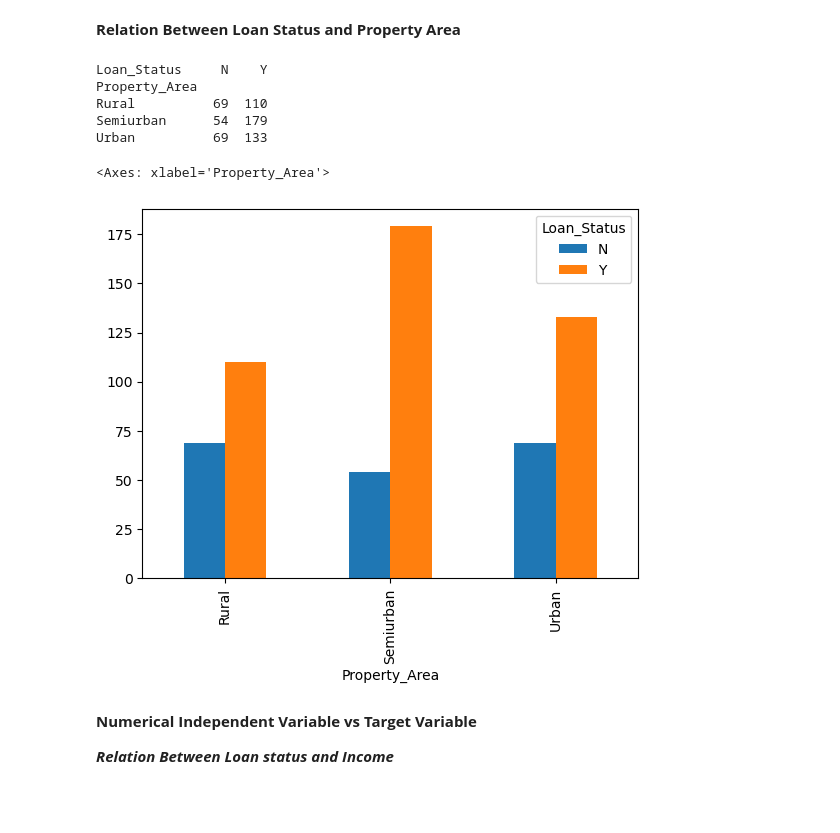
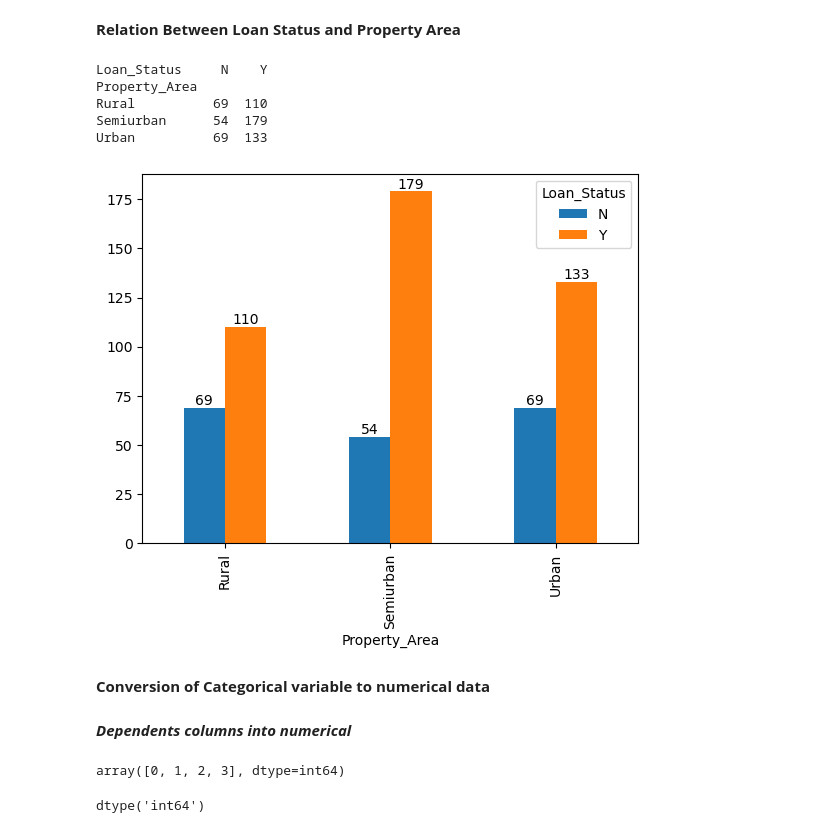
Before and after one commit to pankaj7322/Loan-Prediction, a Jupyter notebook: loan_prediction.ipynb, the cells around one changed output. Cells and saved outputs as stored; diff of their text form; code cells hidden in the pictures; blank space fills up the shorter version.

```diff
--- a/loan_prediction.ipynb
+++ b/loan_prediction.ipynb
@@ -611,9 +613,11 @@ Text(0, 0.5, 'count')
 # %%
 Dependents = pd.crosstab(df['Dependents'], df['Loan_Status'])
 print(Dependents)
-Dependents.plot(kind = 'bar')
+ax = Dependents.plot(kind = 'bar')
 plt.xlabel("Dependents")
 plt.ylabel("Counts")
+for container in ax.containers:
+    ax.bar_label(container)
 # %% [output]
 Loan_Status    N    Y
 Dependents
@@ -628,7 +631,9 @@ Text(0, 0.5, 'Counts')
 # %%
 Education = pd.crosstab(df['Education'], df['Loan_Status'])
 print(Education)
-Education.plot(kind = 'bar')
+ax = Education.plot(kind = 'bar')
+for container in ax.containers:
+    ax.bar_label(container)
 # %% [output]
 Loan_Status     N    Y
 Education
@@ -641,7 +645,9 @@ Not Graduate   52   82
 # %%
 SelfEmployed = pd.crosstab(df['Self_Employed'], df['Loan_Status'])
 print(SelfEmployed)
-SelfEmployed.plot(kind = "bar")
+ax = SelfEmployed.plot(kind = "bar")
+for container in ax.containers:
+    ax.bar_label(container)
 # %% [output]
 Loan_Status      N    Y
 Self_Employed
@@ -654,7 +659,9 @@ Yes             26   56
 # %%
 CreditHistory = pd.crosstab(df['Credit_History'], df['Loan_Status'])
 print(CreditHistory)
-CreditHistory.plot(kind = 'bar')
+ax = CreditHistory.plot(kind = 'bar')
+for container in ax.containers:
+    ax.bar_label(container)
 # %% [output]
 Loan_Status       N    Y
 Credit_History
@@ -667,16 +673,29 @@ Credit_History
 # %%
 PropertyArea = pd.crosstab(df['Property_Area'], df['Loan_Status'])
 print(PropertyArea)
-PropertyArea.plot(kind = "bar")
+ax = PropertyArea.plot(kind = "bar")
+for container in ax.containers:
+    ax.bar_label(container)
 # %% [output]
 Loan_Status     N    Y
 Property_Area
 Rural          69  110
 Semiurban      54  179
 Urban          69  133
-<Axes: xlabel='Property_Area'>
-[figure, old version]
+[figure, new version]
-# %% [markdown]
-**Numerical Independent Variable vs Target Variable**
-
-***Relation Between Loan status and Income***
+# %% [markdown]
+**Conversion of Categorical variable to numerical data**
+# %% [markdown]
+***Dependents columns into numerical***
+# %%
+from sklearn.preprocessing import LabelEncoder
+le = LabelEncoder()
+df['Dependents'] = le.fit_transform(df['Dependents'])
+df.Dependents.unique()
+# %% [output]
+array([0, 1, 2, 3], dtype=int64)
+# %%
+df['Loan_Status'] = le.fit_transform(df['Loan_Status'])
+df.Loan_Status.dtypes
+# %% [output]
+dtype('int64')
```
Also changed, not shown: parts of 14 cells of this notebook.
